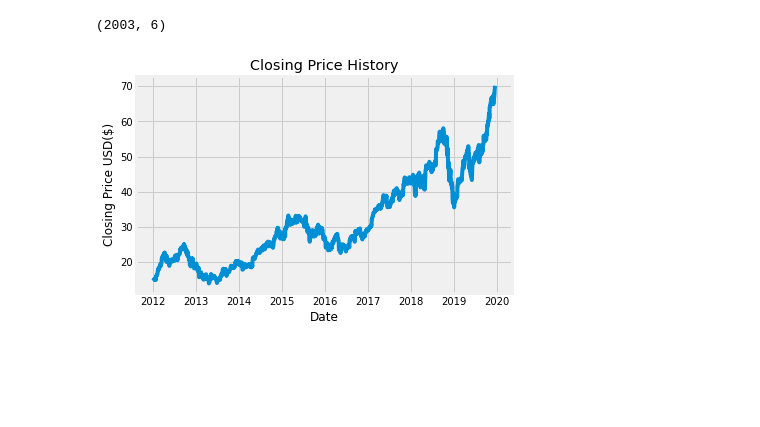
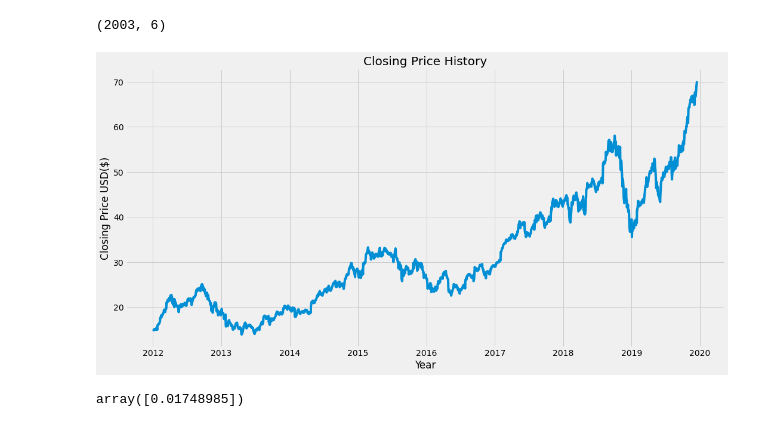
Before and after one commit to aryanxp/Stock-Price-Prediction, a Jupyter notebook: Stock Price Prediction.ipynb, the cells around one changed output. Cells and saved outputs as stored; diff of their text form; code cells hidden in the pictures; blank space fills up the shorter version.

Commit message:
Training data added

```diff
--- a/Stock Price Prediction.ipynb
+++ b/Stock Price Prediction.ipynb
@@ -15,10 +15,11 @@ df.shape
 # %% [output]
 (2003, 6)
 # %%
+plt.figure(figsize=(16,8))
 plt.title('Closing Price History')
 plt.plot(df['Close'])
-plt.xlabel('Date')
+plt.xlabel('Year')
 plt.ylabel('Closing Price USD($)')
 plt.show()
 # %% [output]
-[figure, old version]
+[figure, new version]
@@ -24,0 +33,7 @@ plt.show()
+# %%
+train_data = scaler_data[0:training_data_len]
+x_train, y_train = [],[]
+for i in range(60,training_data_len):
+  x_train.append
+# %% [output]
+array([0.01748985])
```
Also changed, not shown: parts of 2 cells of this notebook.
